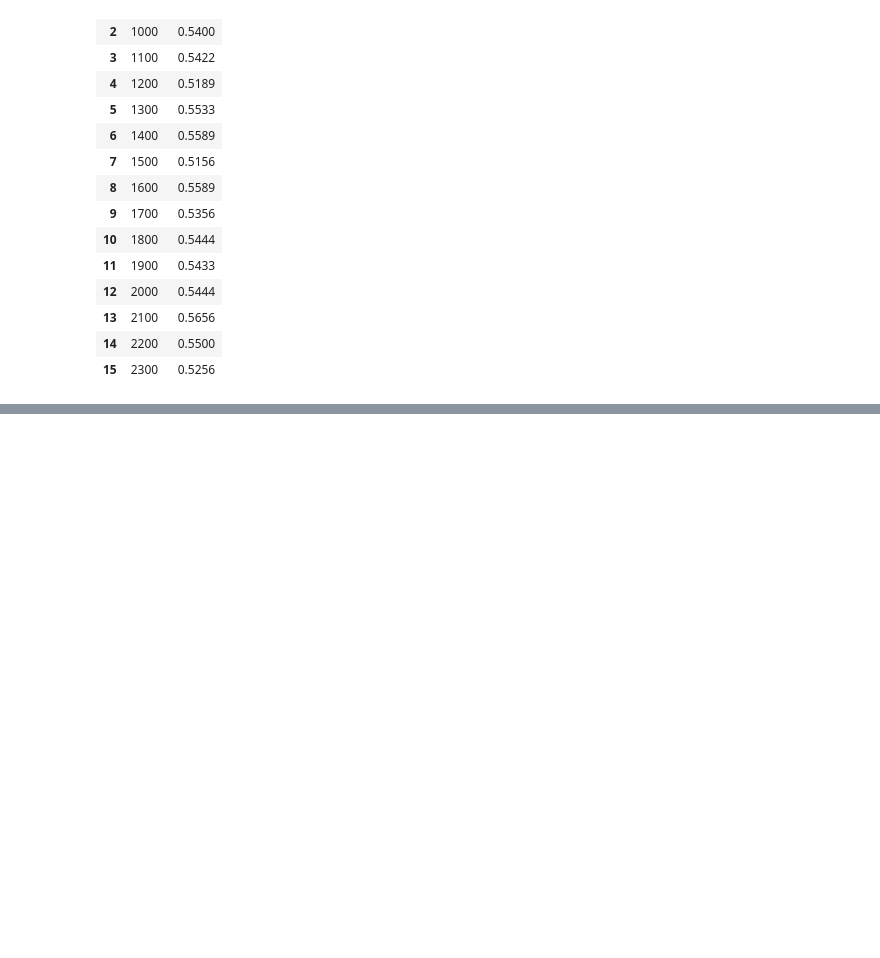
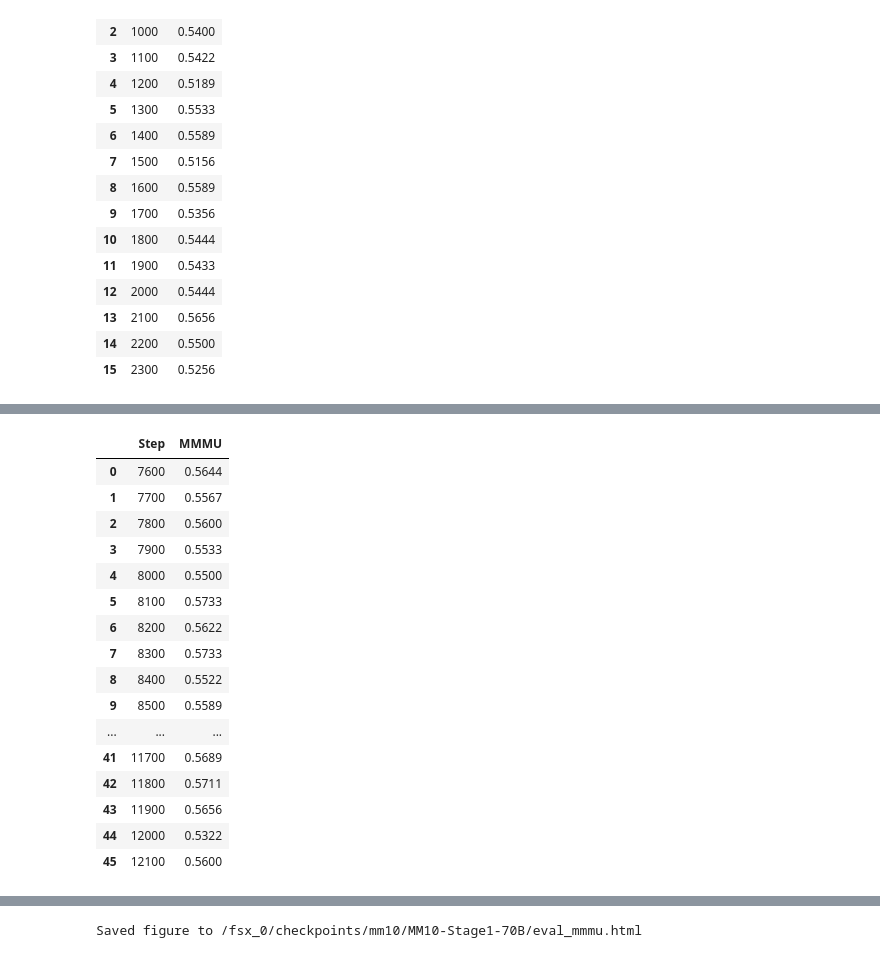
Before and after one commit to harrytranx/experiments, a Jupyter notebook: notebooks/metrics_mm10.ipynb, the cells around one changed output, grey strips where cells are left out. Cells and saved outputs as stored; diff of their text form; code cells hidden in the pictures; blank space fills up the shorter version.

Commit message:
update stage1 metrics

```diff
--- a/notebooks/metrics_mm10.ipynb
+++ b/notebooks/metrics_mm10.ipynb
@@ -197,3 +221,25 @@ df2b
+# %%
+df3 = read_mmmu("/fsx_0/user/tranx/experiments/metrics/mm10/stage1_mmmu_norm_r3.csv")
+df3['Step'] = df3['Step'] + 2300
+df3
+# %% [output]
+|  | Step | MMMU |
+| 0 | 7600 | 0.5644 |
+| 1 | 7700 | 0.5567 |
+| 2 | 7800 | 0.5600 |
+| 3 | 7900 | 0.5533 |
+| 4 | 8000 | 0.5500 |
+| 5 | 8100 | 0.5733 |
+| 6 | 8200 | 0.5622 |
+| 7 | 8300 | 0.5733 |
+| 8 | 8400 | 0.5522 |
+| 9 | 8500 | 0.5589 |
+| ... | ... | ... |
+| 41 | 11700 | 0.5689 |
+| 42 | 11800 | 0.5711 |
+| 43 | 11900 | 0.5656 |
+| 44 | 12000 | 0.5322 |
+| 45 | 12100 | 0.5600 |
 # %%
 fig = go.Figure()
 
@@ -215,3 +264,7 @@ fig.update_layout(
 fig.show()
 # %% [output]
 [interactive output not drawn]
+# %%
+save_plotly_to_html(fig, f"/fsx_0/checkpoints/mm10/MM10-Stage1-70B/eval_mmmu.html")
+# %% [output]
+Saved figure to /fsx_0/checkpoints/mm10/MM10-Stage1-70B/eval_mmmu.html
```
Also changed, not shown: parts of 5 cells of this notebook, 3 other files.
